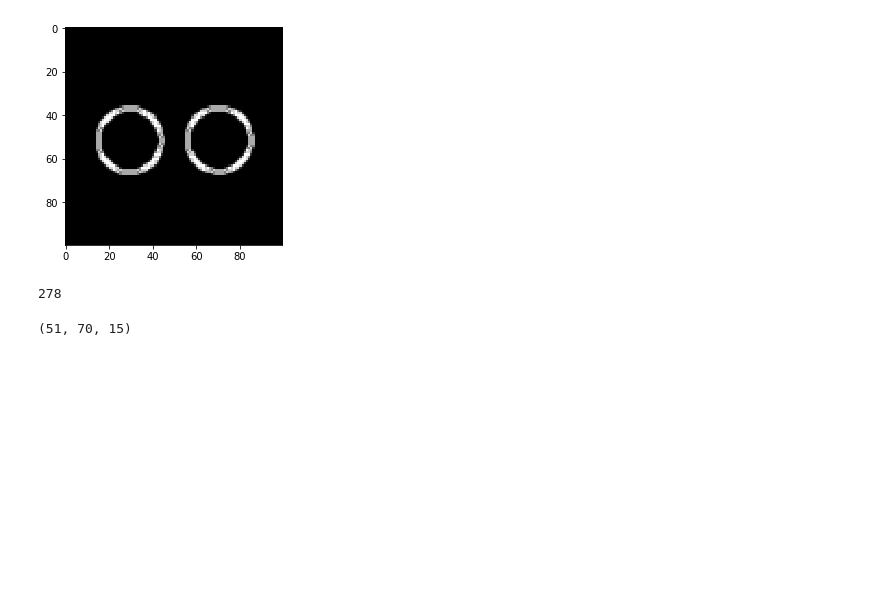
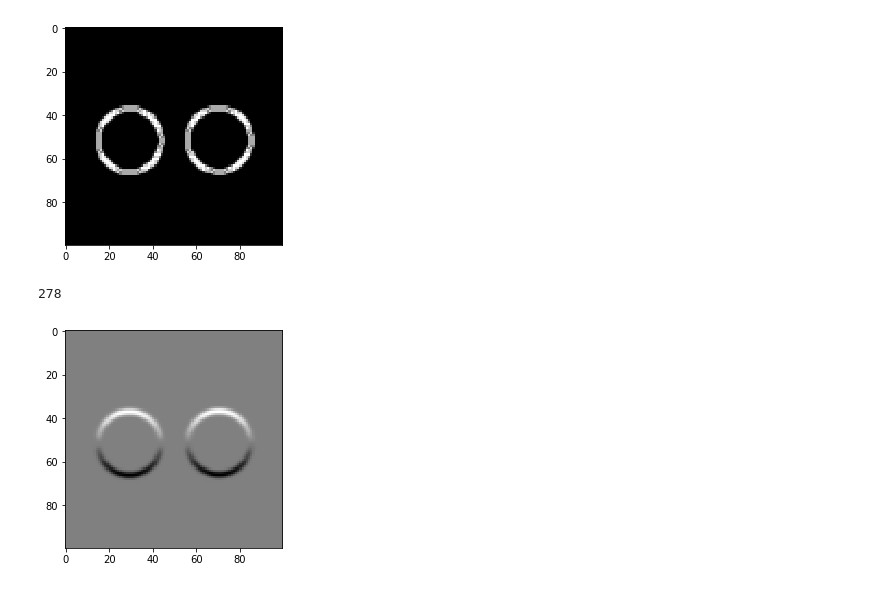
Before and after one commit to afung-git/HoughCircle, a Jupyter notebook: Hough_Jupyter.ipynb, the cells around one changed output. Saved outputs shown, nothing was run; the diff lists cells and outputs as text; code cells hidden in the pictures; blank space fills up the shorter version.

Commit message:
updated with sobel filter

```diff
--- a/Hough_Jupyter.ipynb
+++ b/Hough_Jupyter.ipynb
@@ -170,12 +171,14 @@ print(np.amax(acc,axis=None))
 # %% [output]
 [figure]
 278
-# %%
-print(np.unravel_index(np.argmax(acc,axis=None), acc.shape))
-# print(np.argmax(acc,axis=None))
-# print((np.sort(acc, axis=None)[-1]))
-# plt.imshow(acc[:,:,127], cmap="gray")
-# # plt.show()
-# print(acc.shape)
-# %% [output]
-(51, 70, 15)
+# %%
+# sobel edge filter
+
+sobelx = cv2.Sobel(gray,cv2.CV_64F,1,0,ksize=5)  # x
+sobely = cv2.Sobel(gray,cv2.CV_64F,0,1,ksize=5)  # y
+
+plt.imshow(sobelx, cmap='gray')
+plt.imshow(sobely, cmap='gray')
+plt.show()
+# %% [output]
+[figure, added]
```
Also changed, not shown: parts of 1 cell of this notebook.
